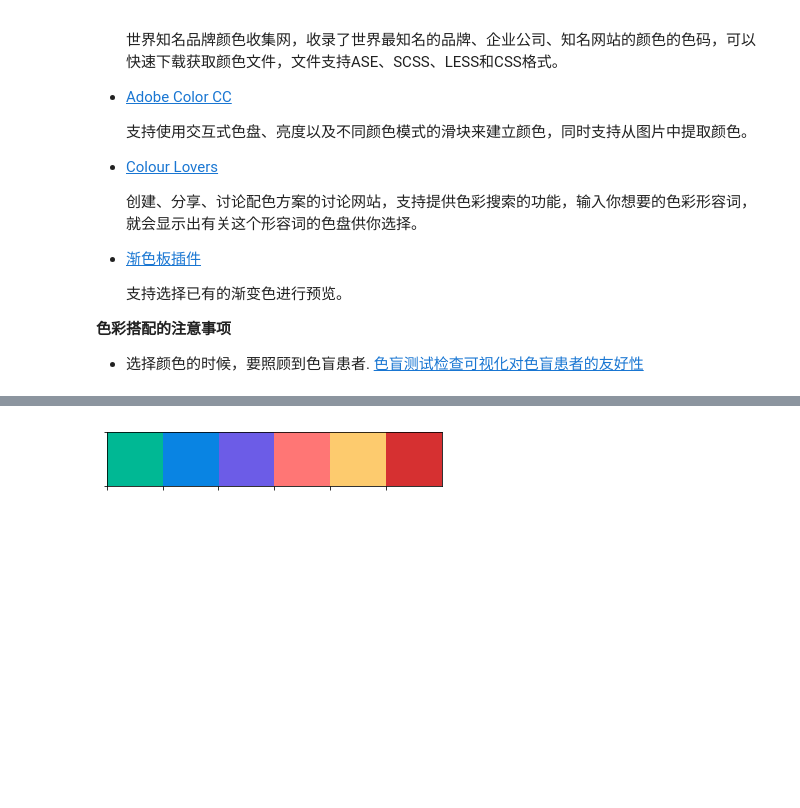
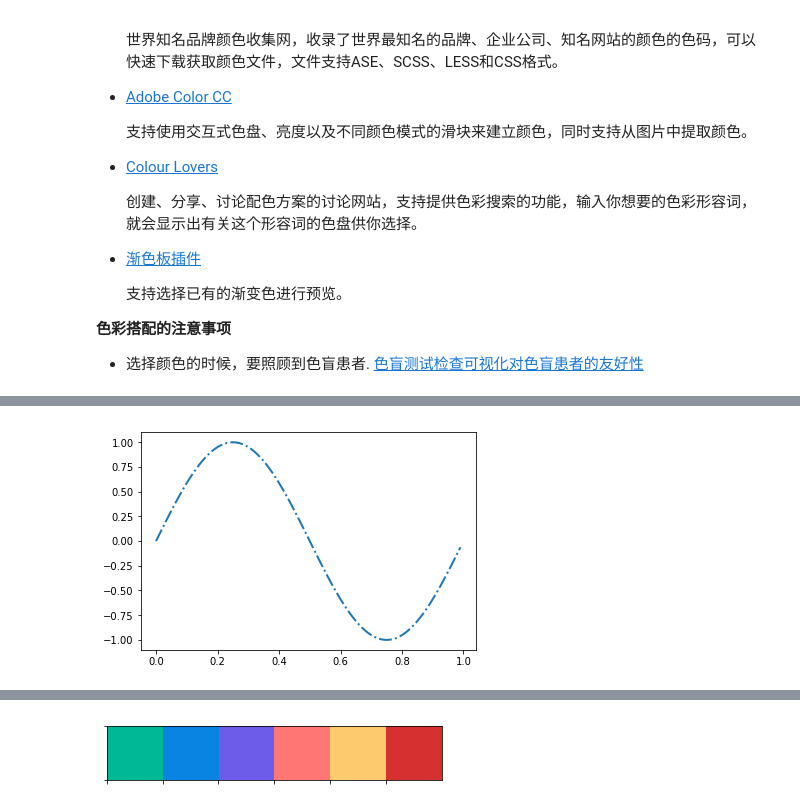
Before and after one commit to DepInjoy/PythonGrammarFoundation, a Jupyter notebook: jupyters/Visualization.ipynb, the cells around one changed output, grey strips where cells are left out. Drawn from its saved outputs; the diff is of its cells as text; code cells hidden in the pictures; blank space fills up the shorter version.

```diff
--- a/jupyters/Visualization.ipynb
+++ b/jupyters/Visualization.ipynb
@@ -38,0 +44,8 @@
+# %%
+import matplotlib
+import matplotlib.pyplot as plt
+
+plt.rcParams['font.sans-serif'] = ['SimHei']  # 用来正常显示中文
+plt.rcParams['axes.unicode_minus'] = False   # 用来正常显示负号
+
+%matplotlib inline
@@ -38,0 +58,12 @@
+# %%
+matplotlib.rcParams["lines.linewidth"] = 2
+matplotlib.rcParams["lines.linestyle"] = "-."
+
+import numpy as np
+def draw_sin():
+    t = np.arange(0.0,1.0, 0.01)
+    s = np.sin(2 * np.pi * t)
+    plt.plot(t, s);
+draw_sin()
+# %% [output]
+[figure, added]
```
Also changed, not shown: parts of 8 cells of this notebook, 1 other file.
